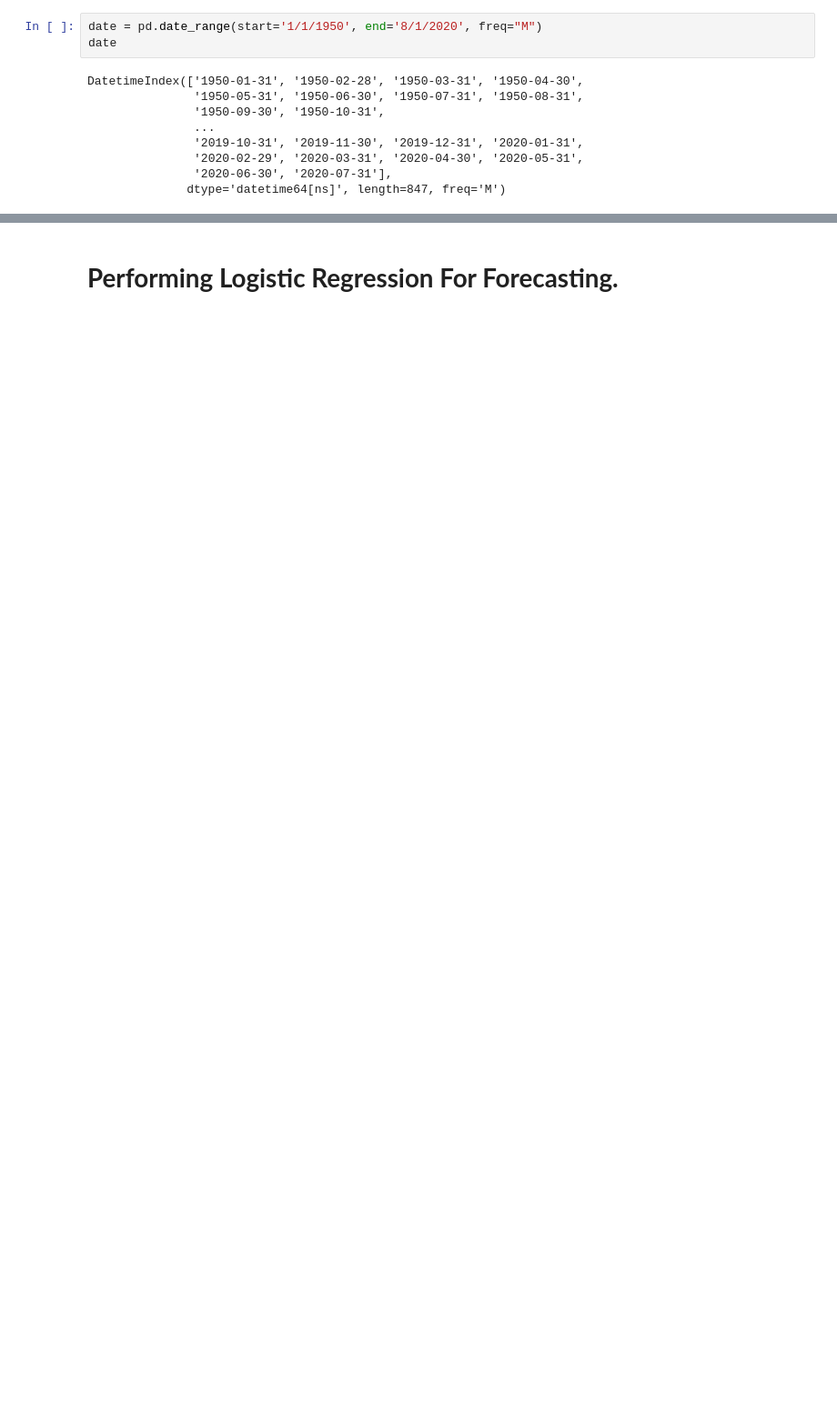
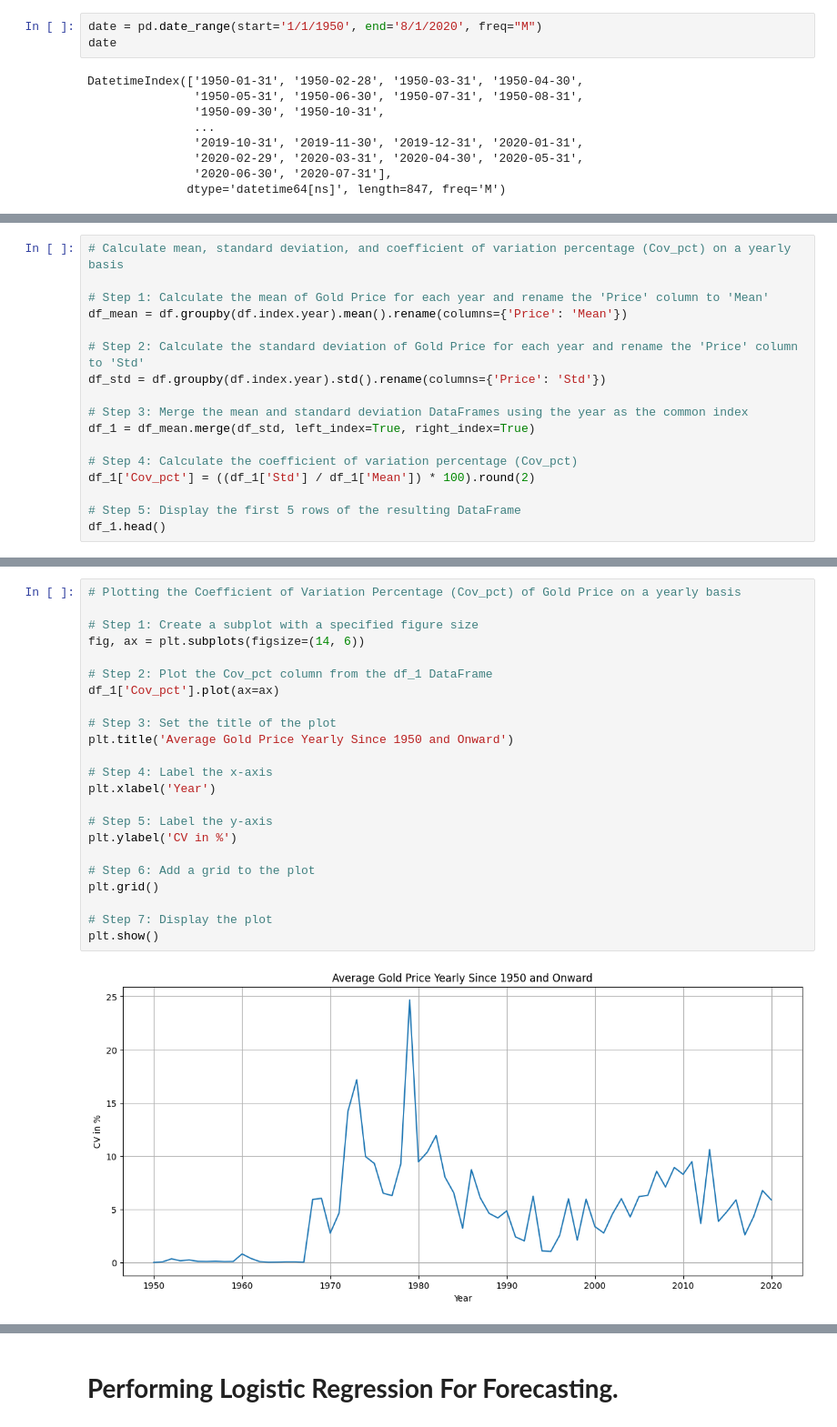
Before and after one commit to dacenish/Gold-Price-ForecastingTSA, a Jupyter notebook: Gold Price Forecasting TSA.ipynb, the cells around one changed output, grey strips where cells are left out. Shown at 91% size. Drawn from its saved outputs; the diff is of its cells as text; blank space fills up the shorter version.

```diff
--- a/Gold Price Forecasting TSA.ipynb
+++ b/Gold Price Forecasting TSA.ipynb
@@ -181,0 +277,17 @@ plt.show()
+# %%
+# Calculate mean, standard deviation, and coefficient of variation percentage (Cov_pct) on a yearly basis
+
+# Step 1: Calculate the mean of Gold Price for each year and rename the 'Price' column to 'Mean'
+df_mean = df.groupby(df.index.year).mean().rename(columns={'Price': 'Mean'})
+
+# Step 2: Calculate the standard deviation of Gold Price for each year and rename the 'Price' column to 'Std'
+df_std = df.groupby(df.index.year).std().rename(columns={'Price': 'Std'})
+
+# Step 3: Merge the mean and standard deviation DataFrames using the year as the common index
+df_1 = df_mean.merge(df_std, left_index=True, right_index=True)
+
+# Step 4: Calculate the coefficient of variation percentage (Cov_pct)
+df_1['Cov_pct'] = ((df_1['Std'] / df_1['Mean']) * 100).round(2)
+
+# Step 5: Display the first 5 rows of the resulting DataFrame
+df_1.head()
@@ -182 +302,26 @@ plt.show()
+# %%
+# Plotting the Coefficient of Variation Percentage (Cov_pct) of Gold Price on a yearly basis
+
+# Step 1: Create a subplot with a specified figure size
+fig, ax = plt.subplots(figsize=(14, 6))
+
+# Step 2: Plot the Cov_pct column from the df_1 DataFrame
+df_1['Cov_pct'].plot(ax=ax)
+
+# Step 3: Set the title of the plot
+plt.title('Average Gold Price Yearly Since 1950 and Onward')
+
+# Step 4: Label the x-axis
+plt.xlabel('Year')
+
+# Step 5: Label the y-axis
+plt.ylabel('CV in %')
+
+# Step 6: Add a grid to the plot
+plt.grid()
+
+# Step 7: Display the plot
+plt.show()
+# %% [output]
+[figure, added]
 # %%
```
Also changed, not shown: parts of 59 cells of this notebook.
